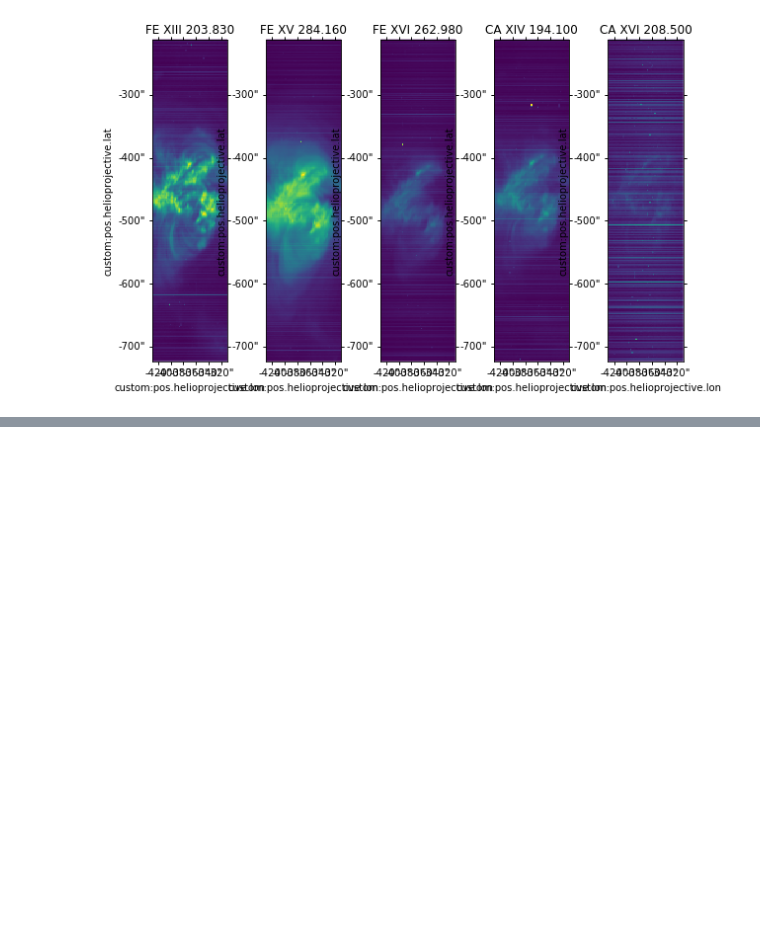
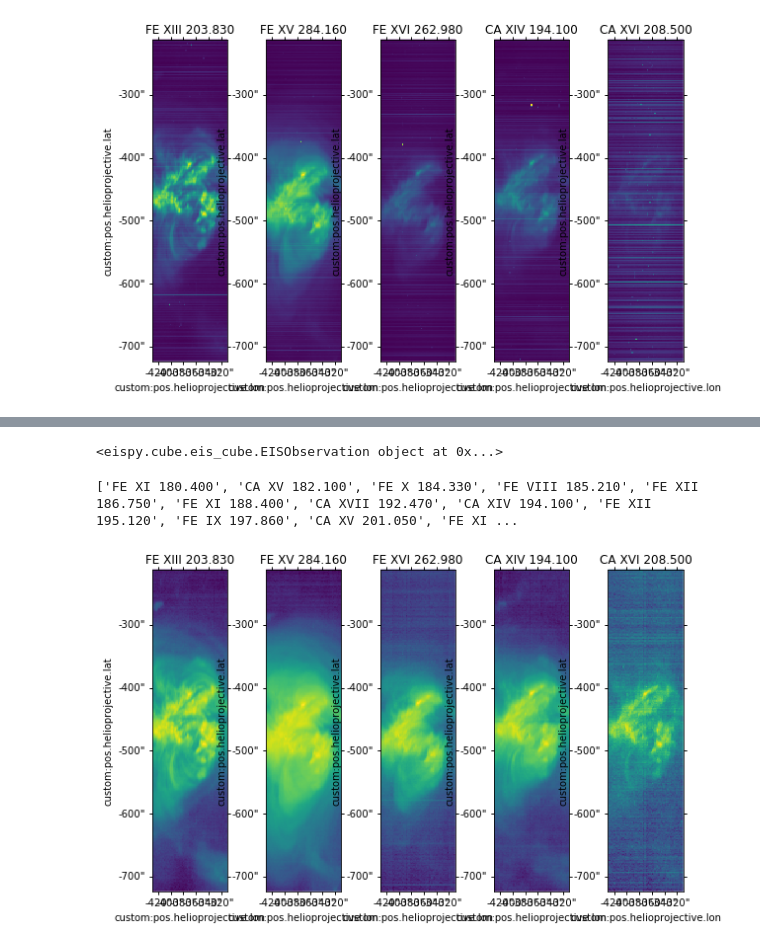
Before and after one commit to DLeeSolar/EIS-Lab, a Jupyter notebook: EIS-Lab.ipynb, the cells around one changed output, grey strips where cells are left out. Saved outputs shown, nothing was run; the diff lists cells and outputs as text; code cells hidden in the pictures; blank space fills up the shorter version.

Commit message:
Add Level1 Example
Example showing how EISpy handles level1 data in the example provided.

```diff
--- a/EIS-Lab.ipynb
+++ b/EIS-Lab.ipynb
@@ -69,0 +79,4 @@ for i, wlen in enumerate(wlens):
+# %%
+downloaded_files = "./data/eis_l1_20100723_143210.fits"
+# %%
+observation = eispy.cube.read(downloaded_files)
@@ -69,0 +98,27 @@ for i, wlen in enumerate(wlens):
+# %%
+print(observation)
+# %% [output]
+<eispy.cube.eis_cube.EISObservation object at 0x...>
+# %%
+print(observation.wavelengths)
+# %% [output]
+['FE XI 180.400', 'CA XV 182.100', 'FE X 184.330', 'FE VIII 185.210', 'FE XII 186.750', 'FE XI 188.400', 'CA XVII 192.470', 'CA XIV 194.100', 'FE XII 195.120', 'FE IX 197.860', 'CA XV 201.050', 'FE XI ...
+# %%
+wlens = ['FE XIII 203.830', 'FE XV 284.160', 'FE XVI 262.980', 'CA XIV 194.100', 'CA XVI 208.500']
+fig = plt.figure(figsize=(10, 6))
+for i, wlen in enumerate(wlens):
+    intensity = observation[wlen].total_intensity
+    ax = fig.add_subplot(1, len(wlens), i + 1, projection=intensity.wcs)
+    intensity.plot(axes=ax, norm=mcolor.LogNorm())
+    ax.set_title(wlen)
+
+    # Correct the axes limits, to have aspect 1 and correct way round
+    xlim = ax.get_xlim()
+    ax.set_xlim(xlim[1], xlim[0])
+    cdelt = intensity.wcs.wcs.cdelt
+    ax.set_aspect(np.abs(cdelt[1] / cdelt[0]))
+
+    ax.set_xlabel('')
+    ax.set_ylabel('')
+# %% [output]
+[figure, added]
```
Also changed, not shown: parts of 2 cells of this notebook.
